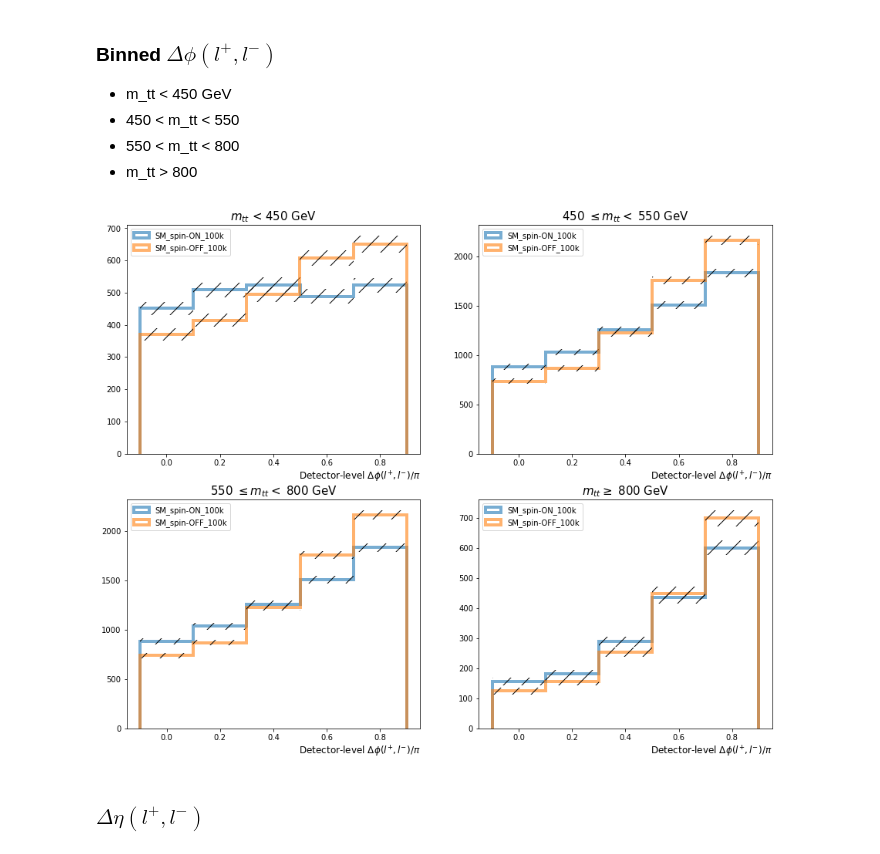
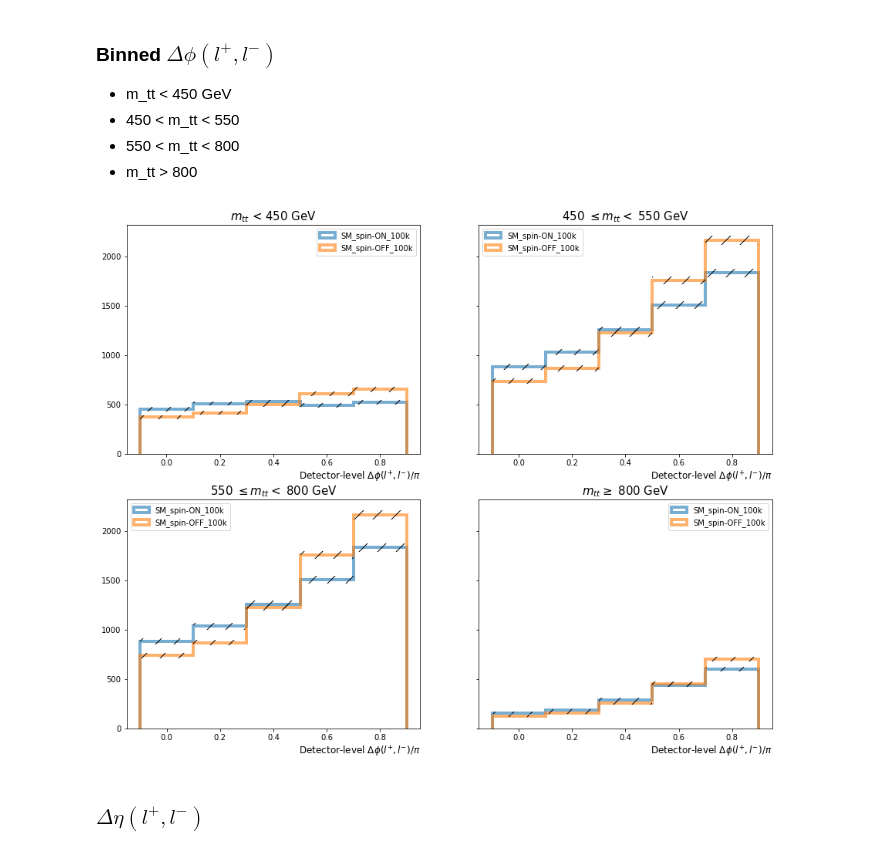
Before and after one commit to cmpatino/optimal-observables, a Jupyter notebook: consistency_checks/Observables.ipynb, the cells around one changed output. Cells and saved outputs as stored; diff of their text form; code cells hidden in the pictures.

Commit message:
Add shared y axes for binned plots
Shared axes allows for a more clear comparison for the differences
between ON and OFF events.

```diff
--- a/consistency_checks/Observables.ipynb
+++ b/consistency_checks/Observables.ipynb
@@ -81,35 +80,35 @@ histos.ratio_hist(
 # %%
 titles = {
     "x<450": u"$m_{tt}$ < 450 GeV",
     "450<x<550": u"450 $\leq m_{tt} <$ 550 GeV",
     "550<x<800": u"550 $\leq m_{tt} <$ 800 GeV",
     "x>800": u"$m_{tt} \geq$ 800 GeV"
 }
 
-fig, ax = plt.subplots(nrows=2, ncols=2, figsize=(15, 12))
+fig, ax = plt.subplots(nrows=2, ncols=2, figsize=(15, 12), sharey=True)
 fig.set_facecolor("white")
 
 for name, m_tt_vals in m_tt.items():
     masks = {
         "x<450": m_tt_vals < 450,
         "450<x<550": (450 <= m_tt_vals) + (m_tt_vals < 550),
         "550<x<800": (550 <= m_tt_vals) + (m_tt_vals < 800),
         "x>800": m_tt_vals > 800
     }
     for idx, (bin_name, mask) in enumerate(masks.items()):
         x = idx // 2
         y = idx % 2
         ax[x, y] = histos.hist_var(dPhi_ll[name][mask] / np.pi, ax=ax[x, y], bins=5, label=name)
         ax[x, y].set_xlabel(
             u"Detector-level $\Delta\phi(l^{+}, l^{-})/\pi$",
             fontsize=12,
             horizontalalignment='right',
             x=1.0
         )
         ax[x, y].set_title(titles[bin_name], fontsize=15)
         ax[x, y].legend()
 # %% [output]
-[figure, old version]
+[figure, new version]
 # %% [markdown]
 ### $\Delta \eta(l^{+}, l^{-})$
 # %%
```
Also changed, not shown: parts of 1 cell of this notebook.
